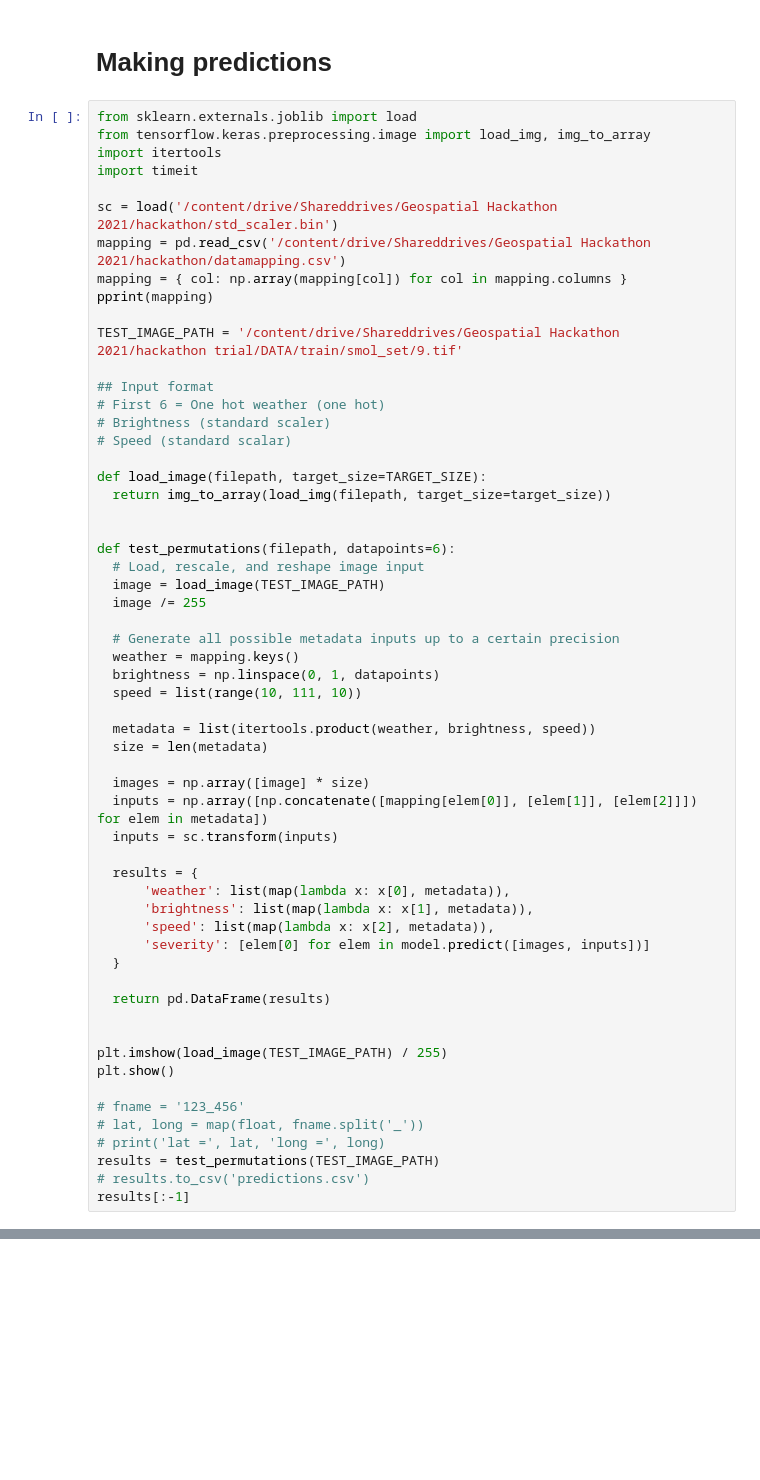
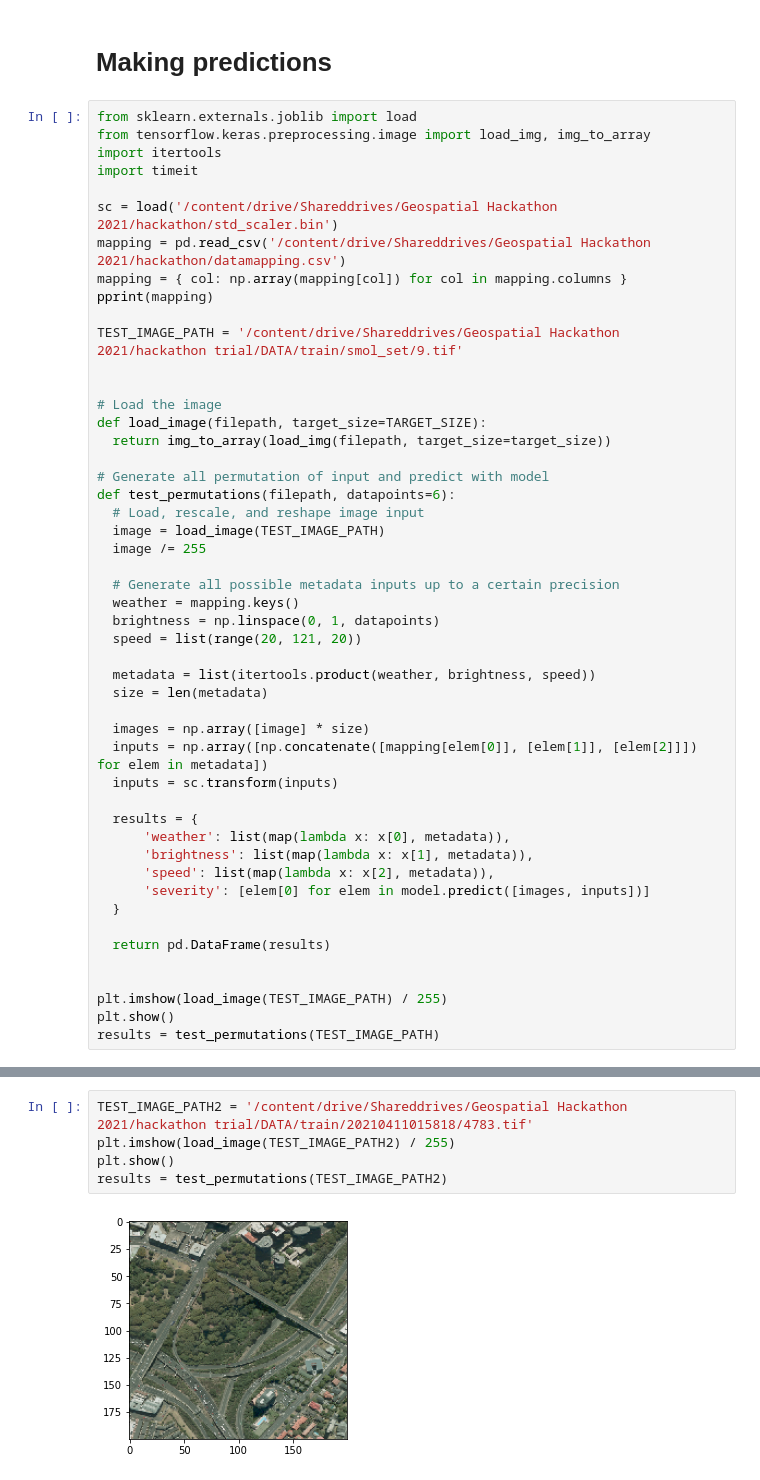
Before and after one commit to SoySauceNZ/tf-crash-severity, a Jupyter notebook: tensorflow/model_predict.ipynb, the cells around one changed output, grey strips where cells are left out. Cells and saved outputs as stored; diff of their text form; blank space fills up the shorter version.

```diff
--- a/tensorflow/model_predict.ipynb
+++ b/tensorflow/model_predict.ipynb
@@ -83,15 +83,12 @@ pprint(mapping)
 
 TEST_IMAGE_PATH = '/content/drive/Shareddrives/Geospatial Hackathon 2021/hackathon trial/DATA/train/smol_set/9.tif'
 
-## Input format
-# First 6 = One hot weather (one hot)
-# Brightness (standard scaler)
-# Speed (standard scalar)
 
+# Load the image
 def load_image(filepath, target_size=TARGET_SIZE):
   return img_to_array(load_img(filepath, target_size=target_size))
 
-
+# Generate all permutation of input and predict with model
 def test_permutations(filepath, datapoints=6):
   # Load, rescale, and reshape image input
   image = load_image(TEST_IMAGE_PATH)
@@ -100,7 +97,7 @@ def test_permutations(filepath, datapoints=6):
   # Generate all possible metadata inputs up to a certain precision
   weather = mapping.keys()
   brightness = np.linspace(0, 1, datapoints)
-  speed = list(range(10, 111, 10))
+  speed = list(range(20, 121, 20))
 
   metadata = list(itertools.product(weather, brightness, speed))
   size = len(metadata)
@@ -121,13 +118,7 @@ def test_permutations(filepath, datapoints=6):
 
 plt.imshow(load_image(TEST_IMAGE_PATH) / 255)
 plt.show()
-
-# fname = '123_456'
-# lat, long = map(float, fname.split('_'))
-# print('lat =', lat, 'long =', long)
 results = test_permutations(TEST_IMAGE_PATH)
-# results.to_csv('predictions.csv')
-results[:-1]
 # %% [output]
 {'F': array([1., 0., 0.]), 'HR': array([0., 1., 0.]), 'LR': array([0., 0., 1.])}
 [figure]
@@ -166,0 +202,7 @@ results.describe()
+# %%
+TEST_IMAGE_PATH2 = '/content/drive/Shareddrives/Geospatial Hackathon 2021/hackathon trial/DATA/train/20210411015818/4783.tif'
+plt.imshow(load_image(TEST_IMAGE_PATH2) / 255)
+plt.show()
+results = test_permutations(TEST_IMAGE_PATH2)
+# %% [output]
+[figure, added]
```
Also changed, not shown: parts of 10 cells of this notebook.
